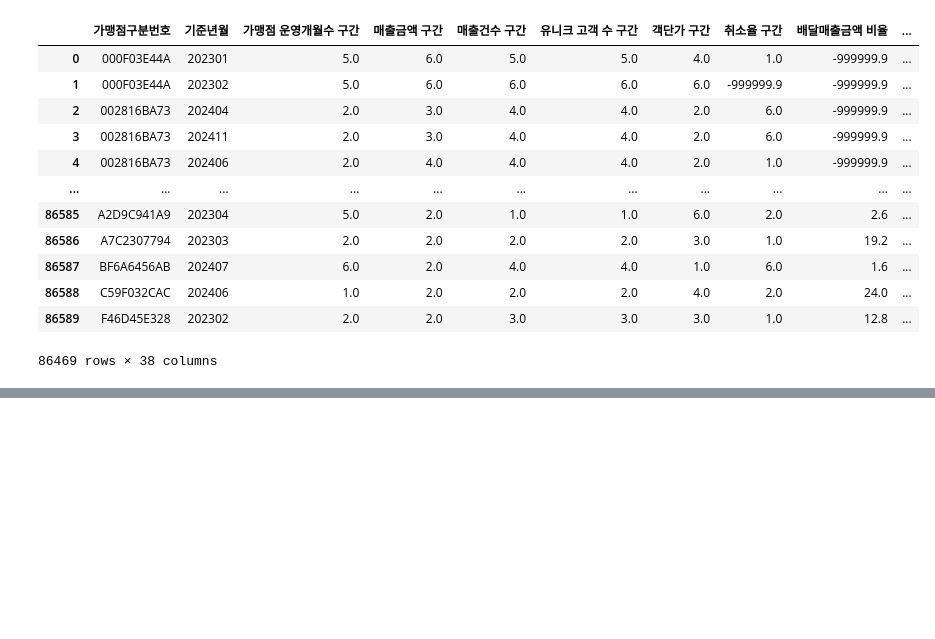
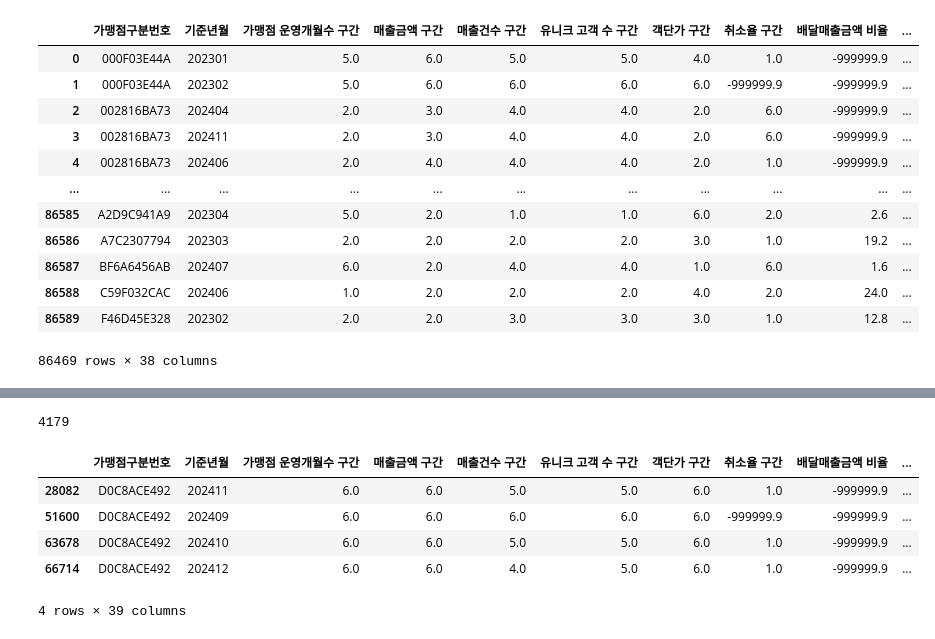
Before and after one commit to MOMENTUM-2025-2-TEAM5/BIGCONTEST, a Jupyter notebook: HY/Untitled-1.ipynb, the cells around one changed output, grey strips where cells are left out. Drawn from its saved outputs; the diff is of its cells as text; code cells hidden in the pictures; blank space fills up the shorter version.

```diff
--- a/HY/Untitled-1.ipynb
+++ b/HY/Untitled-1.ipynb
@@ -64,19 +64,22 @@ df
 | 86589 | F46D45E328 | 202302 | 2.0 | 2.0 | 3.0 | 3.0 | 3.0 | 1.0 | 12.8 | ... |
 86469 rows × 38 columns
 # %%
-mask2 = df['브랜드구분코드'] == -999999.9
+# 브랜드코드가 -999999.9인 행만 선택
+mask = df['브랜드구분코드'] == -999999.9
+missing_df = df[mask].copy()
 
-df.loc[mask2, '브랜드구분코드'] = (
-    df.loc[mask2]
-      .groupby('업종')
-      .cumcount()  # 업종별로 0부터 시작
-      .add(1)      # 1부터 시작하도록 +1
-      .astype(str)
+# 1️⃣ 업종 + 가맹점명 조합으로 그룹 지정
+missing_df['브랜드구분코드'] = (
+    missing_df.groupby('업종')['가맹점명'].rank(method='dense').astype(int).astype(str)
 )
 
-df.loc[mask2, '브랜드구분코드'] = (
-    df.loc[mask2, '업종'] + df.loc[mask2, '브랜드구분코드']
+# 2️⃣ 업종 이름 + 번호 붙이기
+missing_df['브랜드구분코드'] = (
+    missing_df['업종'] + missing_df['브랜드구분코드']
 )
+
+# 3️⃣ 원본에 반영
+df.loc[mask, '브랜드구분코드'] = missing_df['브랜드구분코드']
 # %%
 df
 # %% [output]
@@ -144,0 +145,4 @@ df[df['업종'] == '담배']
+# %%
+df['가맹점구분번호'].nunique()
+# %% [output]
+4179
@@ -144,0 +151,9 @@ df[df['업종'] == '담배']
+# %%
+df[df['브랜드구분코드']=='커피전문점54']
+# %% [output]
+|  | 가맹점구분번호 | 기준년월 | 가맹점 운영개월수 구간 | 매출금액 구간 | 매출건수 구간 | 유니크 고객 수 구간 | 객단가 구간 | 취소율 구간 | 배달매출금액 비율 | ... |
+| 28082 | D0C8ACE492 | 202411 | 6.0 | 6.0 | 5.0 | 5.0 | 6.0 | 1.0 | -999999.9 | ... |
+| 51600 | D0C8ACE492 | 202409 | 6.0 | 6.0 | 6.0 | 6.0 | 6.0 | -999999.9 | -999999.9 | ... |
+| 63678 | D0C8ACE492 | 202410 | 6.0 | 6.0 | 5.0 | 5.0 | 6.0 | 1.0 | -999999.9 | ... |
+| 66714 | D0C8ACE492 | 202412 | 6.0 | 6.0 | 4.0 | 5.0 | 6.0 | 1.0 | -999999.9 | ... |
+4 rows × 39 columns
```
Also changed, not shown: parts of 7 cells of this notebook.
